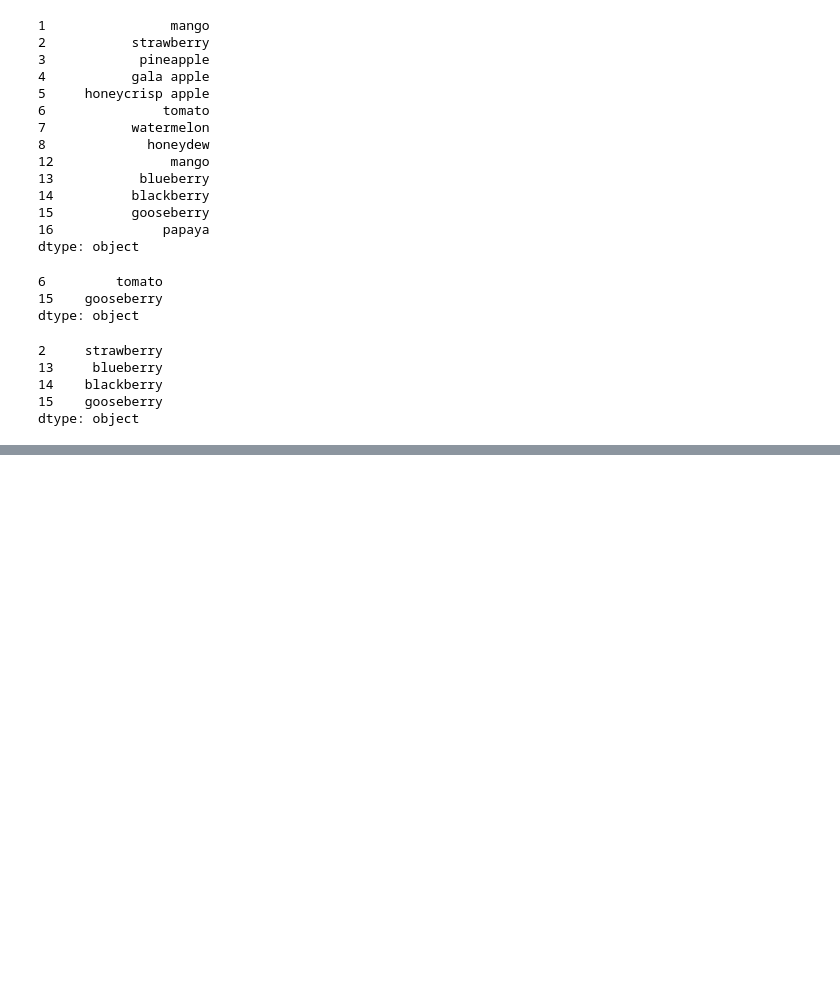
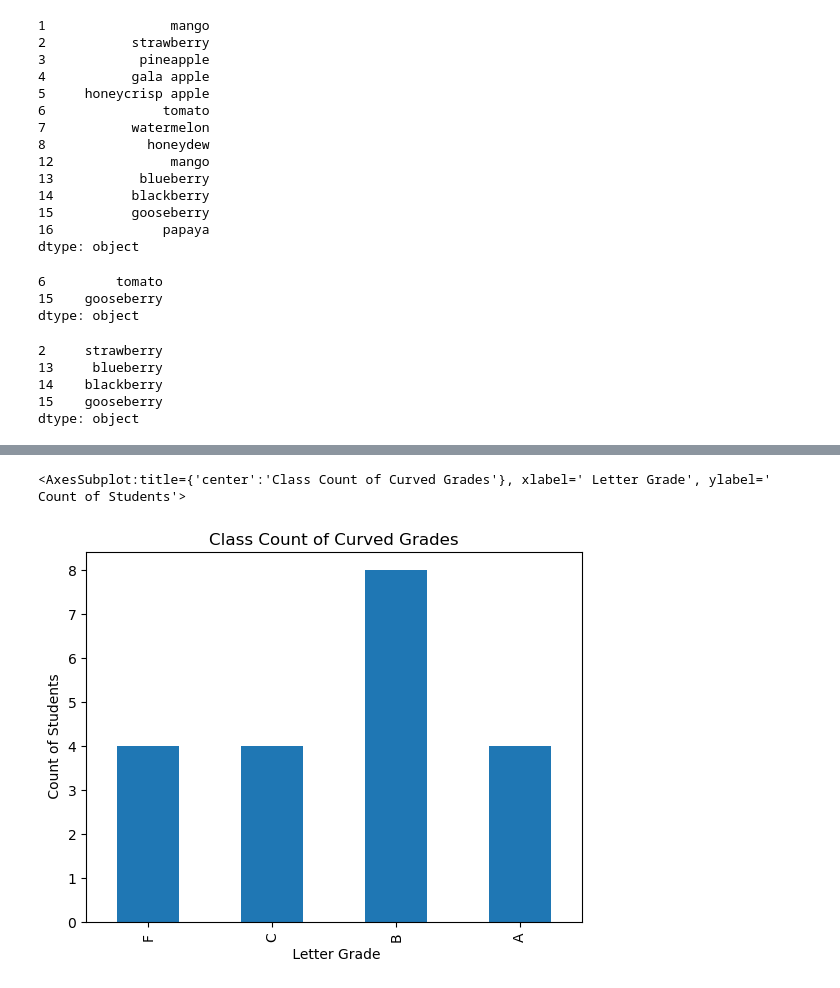
Before and after one commit to mack-mcglenn/numpy-pandas-visualization-exercises, a Jupyter notebook: pandas_series.py.ipynb, the cells around one changed output, grey strips where cells are left out. Drawn from its saved outputs; the diff is of its cells as text; code cells hidden in the pictures; blank space fills up the shorter version.

```diff
--- a/pandas_series.py.ipynb
+++ b/pandas_series.py.ipynb
@@ -418,0 +708,7 @@ TypeError: unhashable type: 'list'
+# %%
+# Write the code necessary to implement a curve for your exam_grades Series and save this as
+# curved_grades. Add the necessary points to the highest grade to make it 100, and add the
+# same number of points to every other score in the Series as well.
+
+curved_grades= exam_scores + (100-exam_scores).min()
+curved_grades
@@ -418,0 +741,3 @@ TypeError: unhashable type: 'list'
+# %%
+letter_grades = pd.cut(curved_grades, bins =[0, 70, 80, 90, 100], labels=['F','C','B','A'])
+letter_grades
@@ -418,0 +762,6 @@ TypeError: unhashable type: 'list'
+# %%
+letter_grades.value_counts().sort_index().plot.bar(title="Class Count of Curved Grades",
+                                                  xlabel=" Letter Grade", ylabel=" Count of Students")
+# %% [output]
+<AxesSubplot:title={'center':'Class Count of Curved Grades'}, xlabel=' Letter Grade', ylabel=' Count of Students'>
+[figure, added]
```
Also changed, not shown: parts of 29 cells of this notebook.
